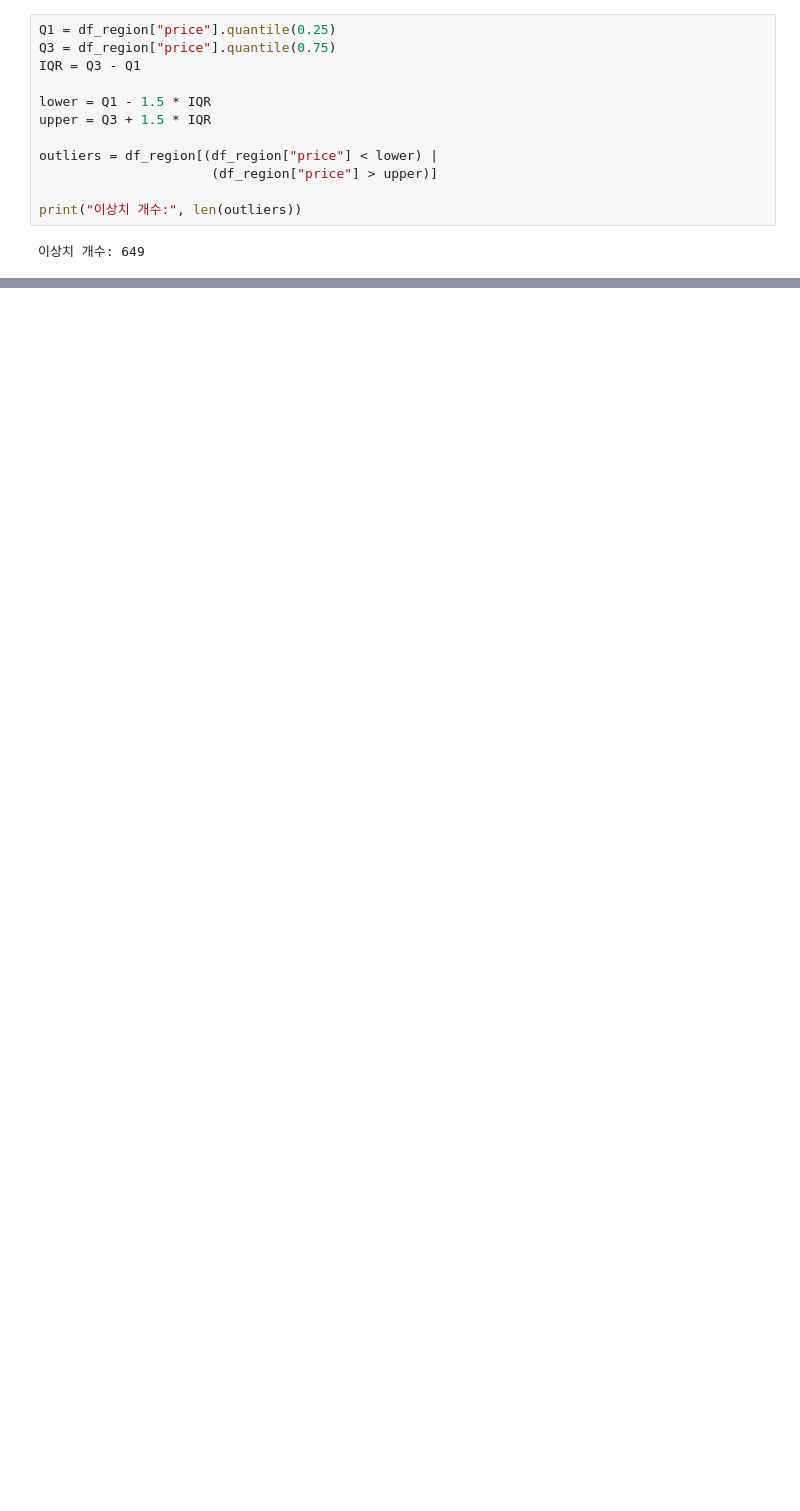
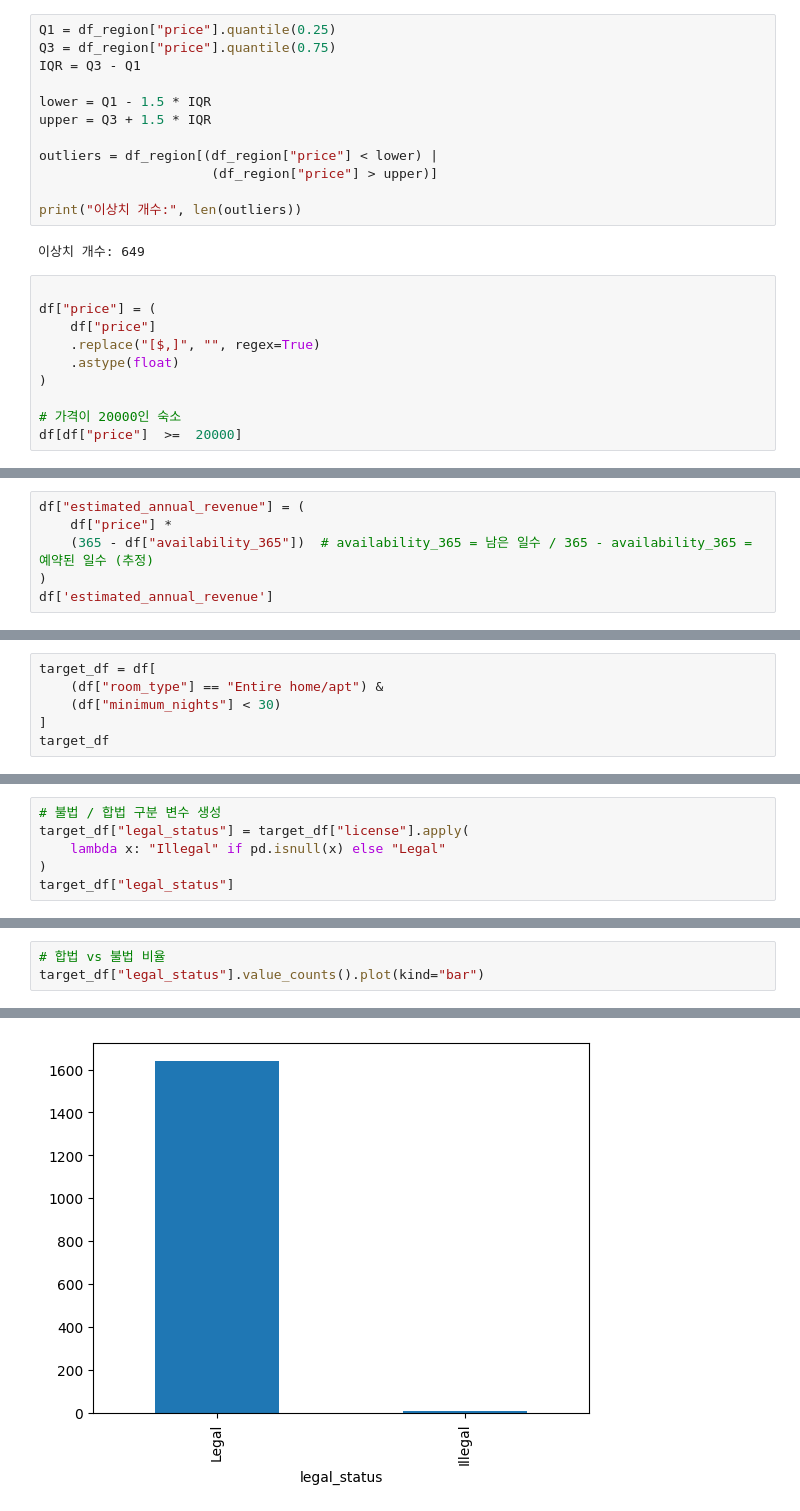
Before and after one commit to motimit/second_project, a Jupyter notebook: Hyebeen_EDA/project-혜빈.ipynb, the cells around one changed output, grey strips where cells are left out. Drawn from its saved outputs; the diff is of its cells as text; blank space fills up the shorter version.

```diff
--- a/Hyebeen_EDA/project-혜빈.ipynb
+++ b/Hyebeen_EDA/project-혜빈.ipynb
@@ -234,3 +211,13 @@ outliers = df_region[(df_region["price"] < lower) |
 print("이상치 개수:", len(outliers))
 # %% [output]
 이상치 개수: 649
+# %%
+
+df["price"] = (
+    df["price"]
+    .replace("[$,]", "", regex=True)
+    .astype(float)
+)
+
+# 가격이 20000인 숙소
+df[df["price"]  >=  20000]
@@ -236,0 +271,6 @@ print("이상치 개수:", len(outliers))
+# %%
+df["estimated_annual_revenue"] = (
+    df["price"] *
+    (365 - df["availability_365"])  # availability_365 = 남은 일수 / 365 - availability_365 = 예약된 일수 (추정)
+)
+df['estimated_annual_revenue']
@@ -236,0 +304,6 @@ print("이상치 개수:", len(outliers))
+# %%
+target_df = df[
+    (df["room_type"] == "Entire home/apt") &
+    (df["minimum_nights"] < 30)
+]
+target_df
@@ -236,0 +329,6 @@ print("이상치 개수:", len(outliers))
+# %%
+# 불법 / 합법 구분 변수 생성
+target_df["legal_status"] = target_df["license"].apply(
+    lambda x: "Illegal" if pd.isnull(x) else "Legal"
+)
+target_df["legal_status"]
@@ -236,0 +348,4 @@ print("이상치 개수:", len(outliers))
+# %%
+# 합법 vs 불법 비율
+target_df["legal_status"].value_counts().plot(kind="bar")
+# %% [output]
@@ -236,0 +353 @@ print("이상치 개수:", len(outliers))
+[figure, added]
```
Also changed, not shown: parts of 47 cells of this notebook, 2 other files.
